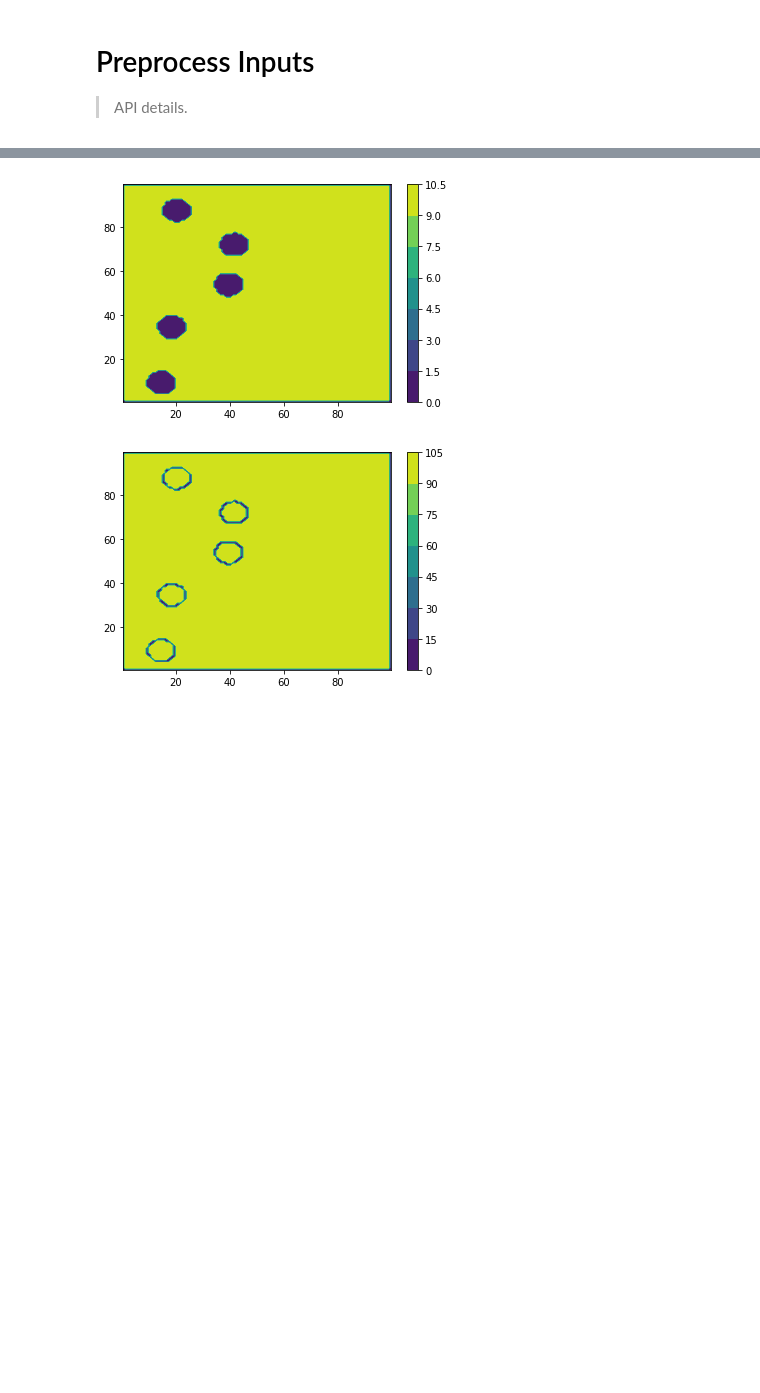
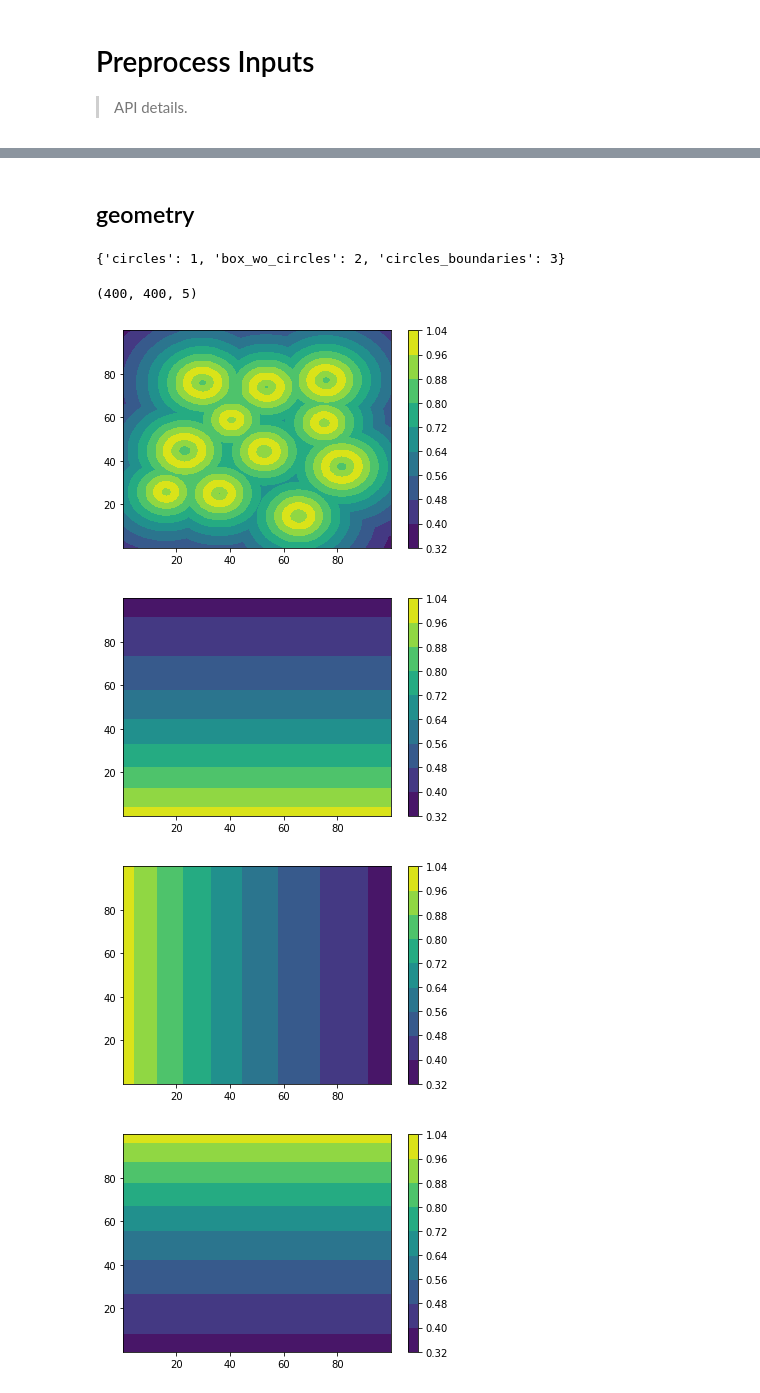
Before and after one commit to FGhavamian/accelerate_fem, a Jupyter notebook: ml/notebooks/02_input_fields.ipynb, the cells around one changed output, grey strips where cells are left out. Drawn from its saved outputs; the diff is of its cells as text; code cells hidden in the pictures; blank space fills up the shorter version.

Commit message:
adjusted input field maker according changes

```diff
--- a/ml/notebooks/02_input_fields.ipynb
+++ b/ml/notebooks/02_input_fields.ipynb
@@ -72,0 +44,13 @@ material_fields.shape
+# %%
+material_properties = {
+    "y": {
+        "circles": 10,
+        "circles_boundaries": 10,
+        "box_wo_circles": 1
+    },
+    "b": {
+        "circles": 100,
+        "circles_boundaries": 100,
+        "box_wo_circles": 100
+    }
+}
@@ -72,0 +82,4 @@ material_fields.shape
+# %%
+make_material_fields = MaterialFieldMaker(material_properties, element_to_tag)
+material_fields = make_material_fields(raster_array)
+material_fields.shape
@@ -72,0 +88,11 @@ material_fields.shape
+# %%
+fig = plt.figure(figsize=(12, 4))
+
+for i in range(material_fields.shape[2]):
+    grid_x, grid_y = np.meshgrid(raster_array.x, raster_array.y)
+    material_field = material_fields[:, :, i]
+
+    plt.subplot(1, 2, i+1)
+    plt.contourf(grid_x, grid_y, material_field)
+    cbar = plt.colorbar()
+    cbar.set_ticks(np.linspace(material_field.min(), material_field.max(), 11))
@@ -72,0 +101,6 @@ material_fields.shape
+# %% [markdown]
+## geometry
+# %%
+element_to_tag
+# %% [output]
+{'circles': 1, 'box_wo_circles': 2, 'circles_boundaries': 3}
@@ -73,9 +175,20 @@ material_fields.shape
+# %%
+names_boundary = ['circles_boundaries']
+
+make_geometric_fields = GeometricFieldMaker(names_boundary, element_to_tag, scaling_factor=1)
+geometric_fields = make_geometric_fields(raster_array)
+# %%
+geometric_fields.shape
+# %% [output]
+(400, 400, 5)
 # %%
-for i in range(material_fields.shape[2]):
+for i in range(geometric_fields.shape[2]):
     plt.figure()
-    grid_x, grid_y = np.meshgrid(make_material_fields.x, make_material_fields.y)
-    plt.contourf(grid_x, grid_y, material_fields[:, :, i])
+    grid_x, grid_y = np.meshgrid(raster_array.x, raster_array.y)
+    plt.contourf(grid_x, grid_y, geometric_fields[:, :, i])
     plt.colorbar()
 # %% [output]
-[figure, old version]
+[figure, new version]
-[figure, old version]
+[figure, new version]
+[figure, added]
+[figure, added]
```
Also changed, not shown: parts of 18 cells of this notebook, 1 other file.
